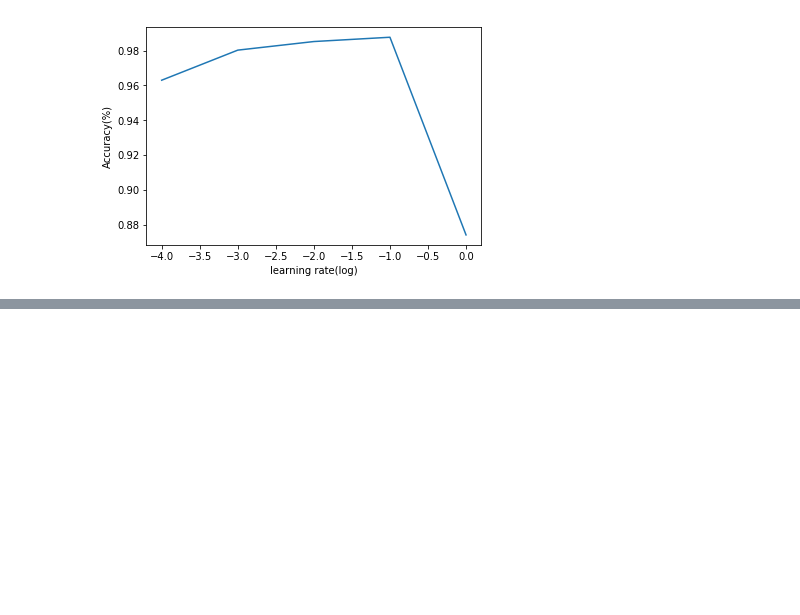
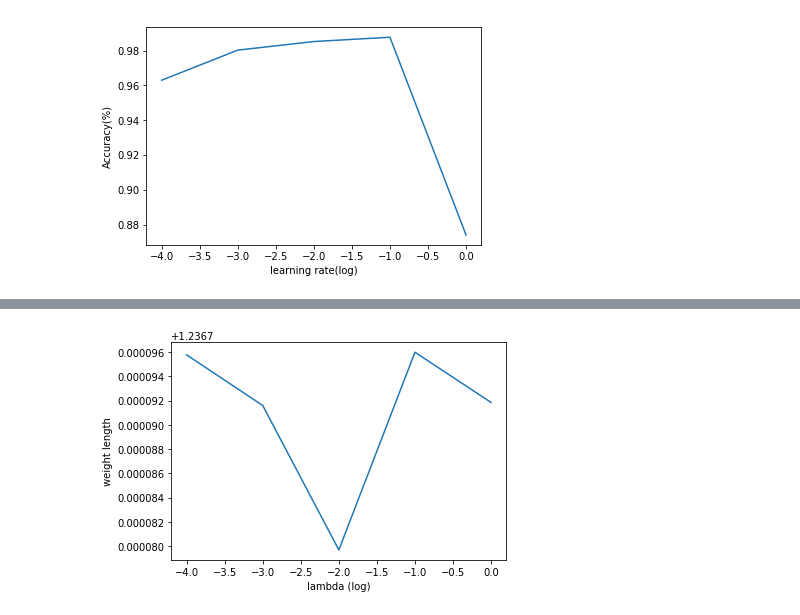
Before and after one commit to Fnjn/UCSD-CSE-253, a Jupyter notebook: hw1/253hw1.ipynb, the cells around one changed output, grey strips where cells are left out. Saved outputs shown, nothing was run; the diff lists cells and outputs as text; code cells hidden in the pictures; blank space fills up the shorter version.

```diff
--- a/hw1/253hw1.ipynb
+++ b/hw1/253hw1.ipynb
@@ -309,0 +383,8 @@ Softmax Regression on Category 2 and 3 in lamda 1.000000 Accuracy: 98.024691 %
+# %%
+fig3 = plt.figure()
+plt.plot(range(-4,1), weight_length)
+plt.xlabel("lambda (log)")
+plt.ylabel("weight length")
+plt.show()
+# %% [output]
+[figure, added]
```
Also changed, not shown: parts of 5 cells of this notebook, 5 other files.
